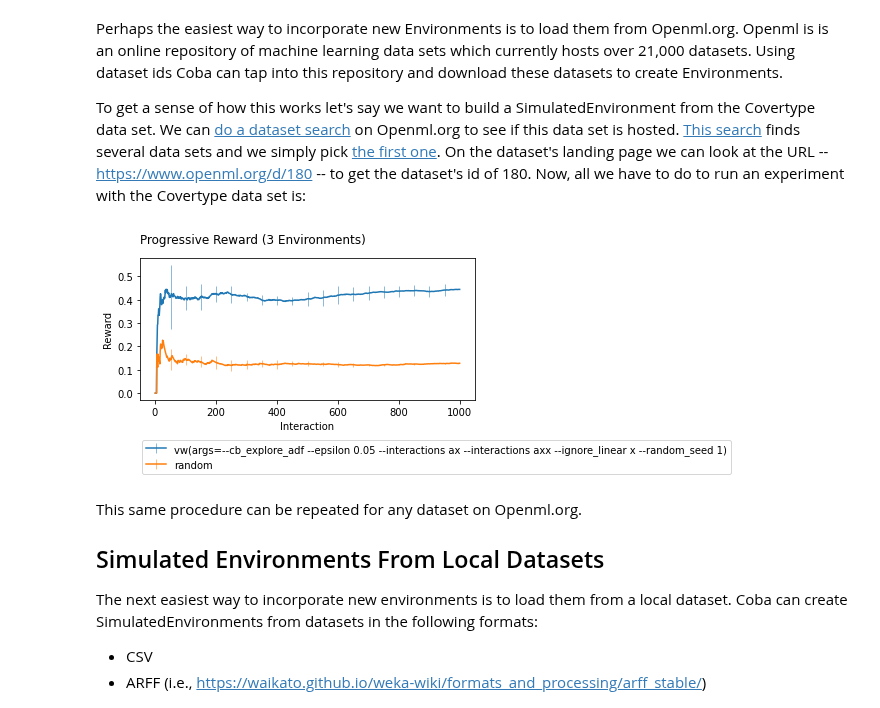
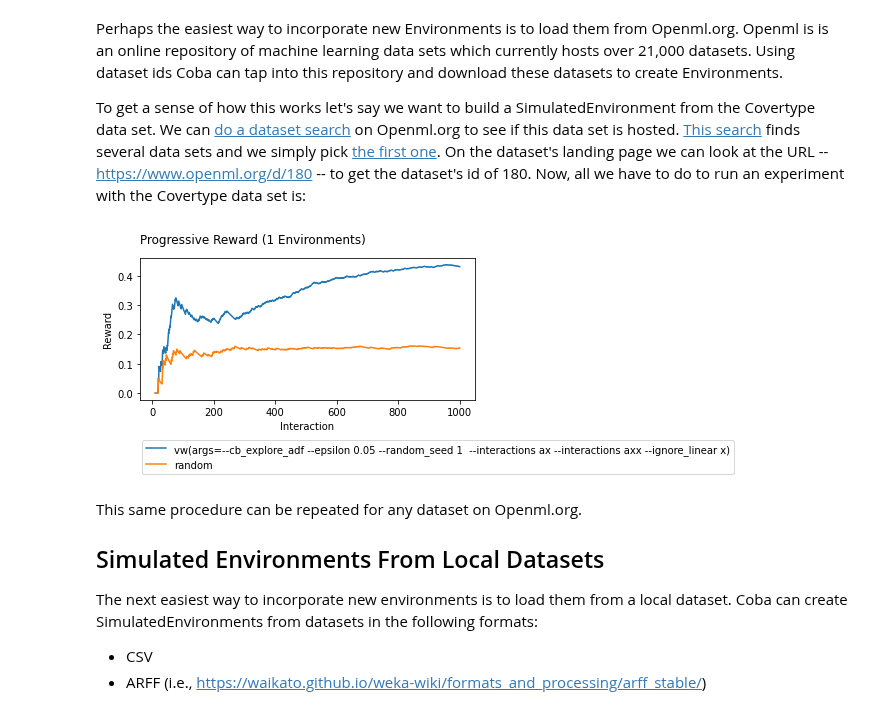
Before and after one commit to VowpalWabbit/coba, a Jupyter notebook: examples/notebooks/Environments.ipynb, the cells around one changed output. Cells and saved outputs as stored; diff of their text form; code cells hidden in the pictures.

```diff
--- a/examples/notebooks/Environments.ipynb
+++ b/examples/notebooks/Environments.ipynb
@@ -14,13 +14,13 @@ To get a sense of how this works let's say we want to build a SimulatedEnvironme
 # %%
 import coba as cb
 
-environments = cb.Environments.cache_dir('.coba_cache').from_openml(180,take=1000).shuffle(n=3)
+environments = cb.Environments.cache_dir('.coba_cache').from_openml(180,take=1000).shuffle(n=1)
 learners     = [cb.VowpalEpsilonLearner(),cb.RandomLearner()]
 experiment   = cb.Experiment(environments, learners)
 
-experiment.run(quiet=True).plot_learners(err='se')
+experiment.run(quiet=True).plot_learners(xlim=(10,None))
 # %% [output]
-[figure, old version]
+[figure, new version]
 # %% [markdown]
 This same procedure can be repeated for any dataset on Openml.org.
 
```
